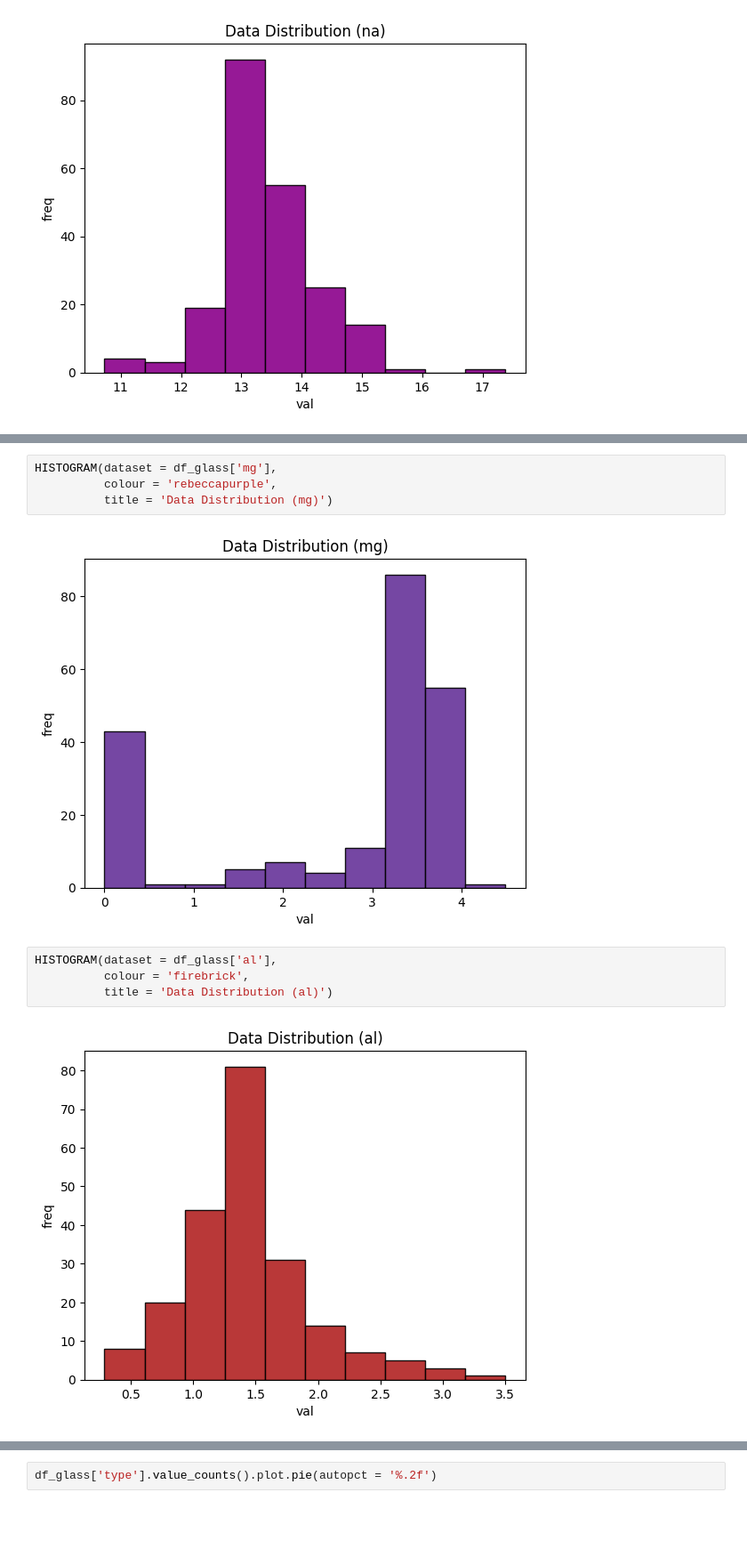
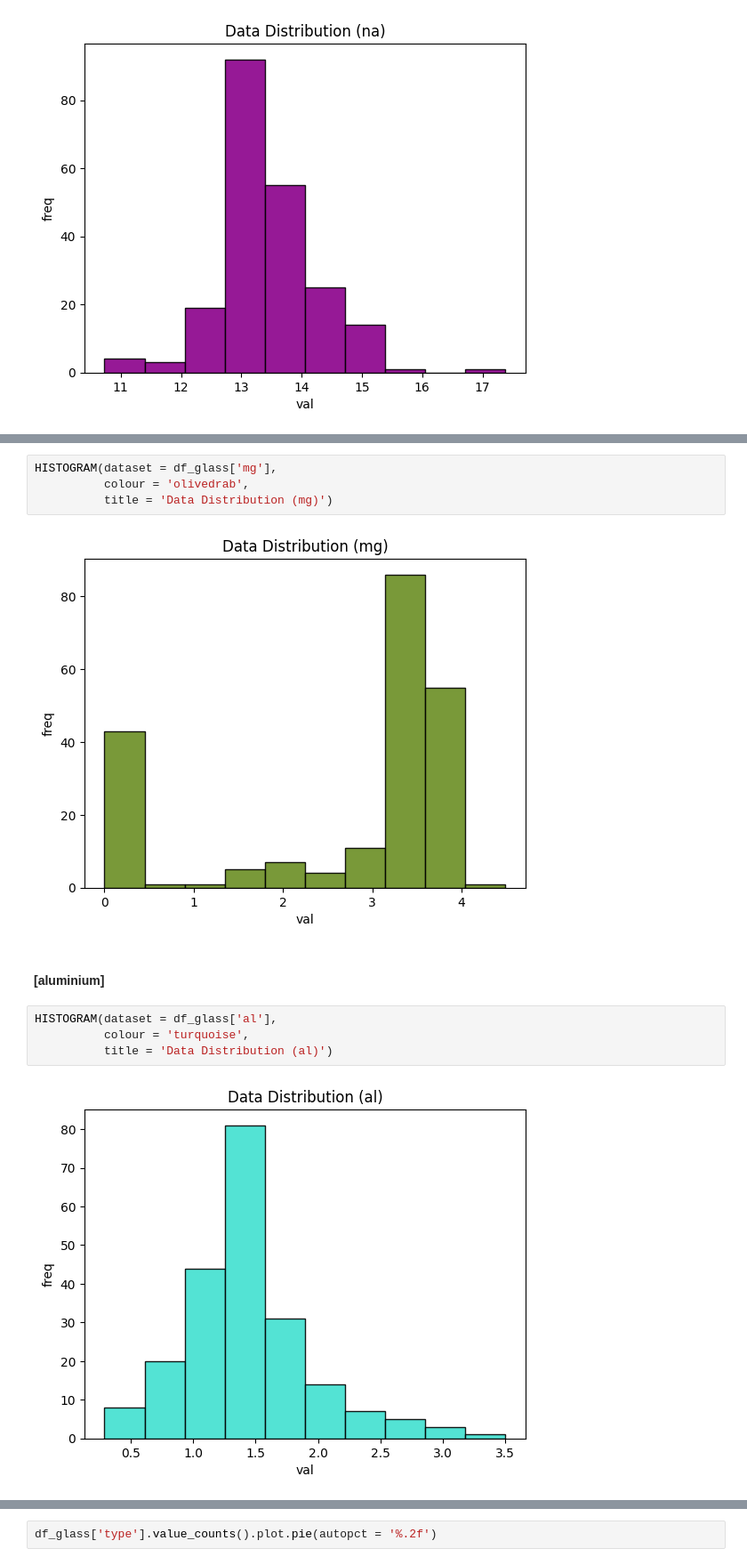
Before and after one commit to MatthewHealy02/AI-Programming-Assessments, a Jupyter notebook: Prog AI CA2 sba24213.ipynb, the cells around one changed output, grey strips where cells are left out. Shown at 89% size. Drawn from its saved outputs; the diff is of its cells as text; blank space fills up the shorter version.

```diff
--- a/Prog AI CA2 sba24213.ipynb
+++ b/Prog AI CA2 sba24213.ipynb
@@ -233,12 +243,14 @@ HISTOGRAM(dataset = df_glass['na'],
 # %%
 HISTOGRAM(dataset = df_glass['mg'],
-          colour = 'rebeccapurple',
+          colour = 'olivedrab',
           title = 'Data Distribution (mg)')
 # %% [output]
-[figure, old version]
+[figure, new version]
+# %% [markdown]
+#### **[aluminium]**
 # %%
 HISTOGRAM(dataset = df_glass['al'],
-          colour = 'firebrick',
+          colour = 'turquoise',
           title = 'Data Distribution (al)')
 # %% [output]
-[figure, old version]
+[figure, new version]
```
Also changed, not shown: parts of 41 cells of this notebook.
